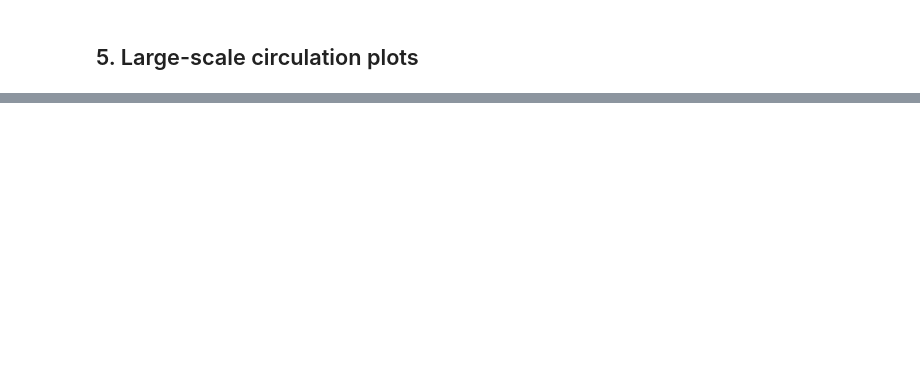
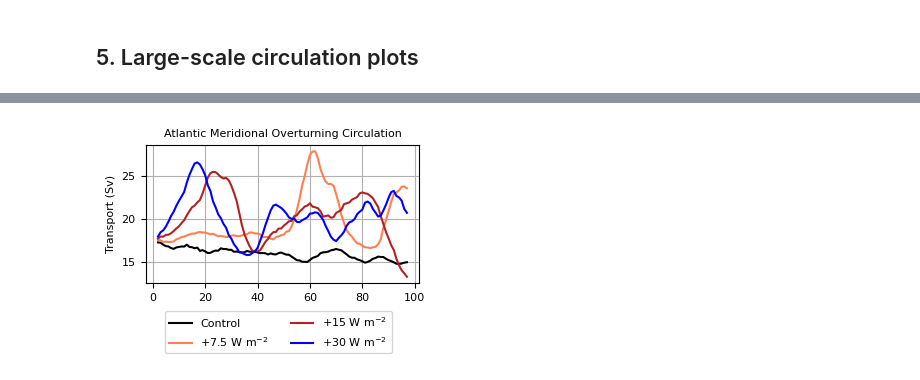
Before and after one commit to navidcy/varying-surface-forcing, a Jupyter notebook: Inc_heat_figures.ipynb, the cells around one changed output, grey strips where cells are left out. Drawn from its saved outputs; the diff is of its cells as text; code cells hidden in the pictures; blank space fills up the shorter version.

```diff
--- a/Inc_heat_figures.ipynb
+++ b/Inc_heat_figures.ipynb
@@ -592,0 +749,35 @@ plt.tight_layout()
+# %%
+session = [session_cont, session_heat, session_heat, session_heat]
+expt = ['025deg_jra55_ryf_control', '025deg_jra55_ryf_fluxH_pos5W', '025deg_jra55_ryf_fluxH_pos10W', '025deg_jra55_ryf_fluxH_pos20W']
+name = ['Control', '+7.5 W m$^{-2}$', '+15 W m$^{-2}$', '+30 W m$^{-2}$']
+
+ncoarse = 12
+
+start_time = '2202-01-01'
+end_time = '2301-12-31'
+# %%
+time_val = np.linspace(0 + 2, 95 + 2, 96)
+lab = ['Control', '+7.5 W m$^{-2}$', '+15 W m$^{-2}$', '+30 W m$^{-2}$']
+color_ts = ['Black', 'coral', 'firebrick', 'blue']
+rho0 = 1036
+
+fig, axes = plt.subplots(nrows = 1, ncols = 1, figsize = (3*1.2, 1.7*1.2))
+
+for i, j in enumerate(session):
+    ## Plotting AMOC
+    psi_amoc = cc.querying.getvar(expt[i], 'ty_trans_rho', session = session[i], use_cftime = True, start_time = start_time, end_time = end_time).sel(
+        grid_xt_ocean = slice(-103, -5)).sum('grid_xt_ocean').sel(method = 'Nearest', grid_yu_ocean = 26)*1.0e-9
+    psi_amoc = psi_amoc.sel(time = slice(start_time, end_time))
+    psi_amoc_sum = psi_amoc.cumsum('potrho') - psi_amoc.sum('potrho')
+    psi_amoc_sum = psi_amoc_sum.sel(potrho = slice(1035.5, None)).max('potrho').resample(time = 'Y').mean()
+    axes.plot(time_val, psi_amoc_sum.rolling(time = 5, center = True).mean().dropna("time"), label = lab[i], color = color_ts[i])
+    axes.set_xlabel('', fontsize = 8)
+    axes.set_ylabel('Transport (Sv)', fontsize = 8)
+    axes.set_title('Atlantic Meridional Overturning Circulation', fontsize = 8)
+
+axes.grid()
+fig.legend(bbox_to_anchor = (0.55, -0.2), loc = 'lower center', ncol = 2, fontsize = 8)
+plt.tight_layout()
+#plt.savefig('/g/data/x77/db6174/Flux_forced_models/2022_paper_figures/Figures/Buoyancy_pos/AMOC_reviewers.pdf', bbox_inches = 'tight', dpi = 300, transparent=True)
+# %% [output]
+[figure, added]
```
Also changed, not shown: parts of 11 cells of this notebook.
